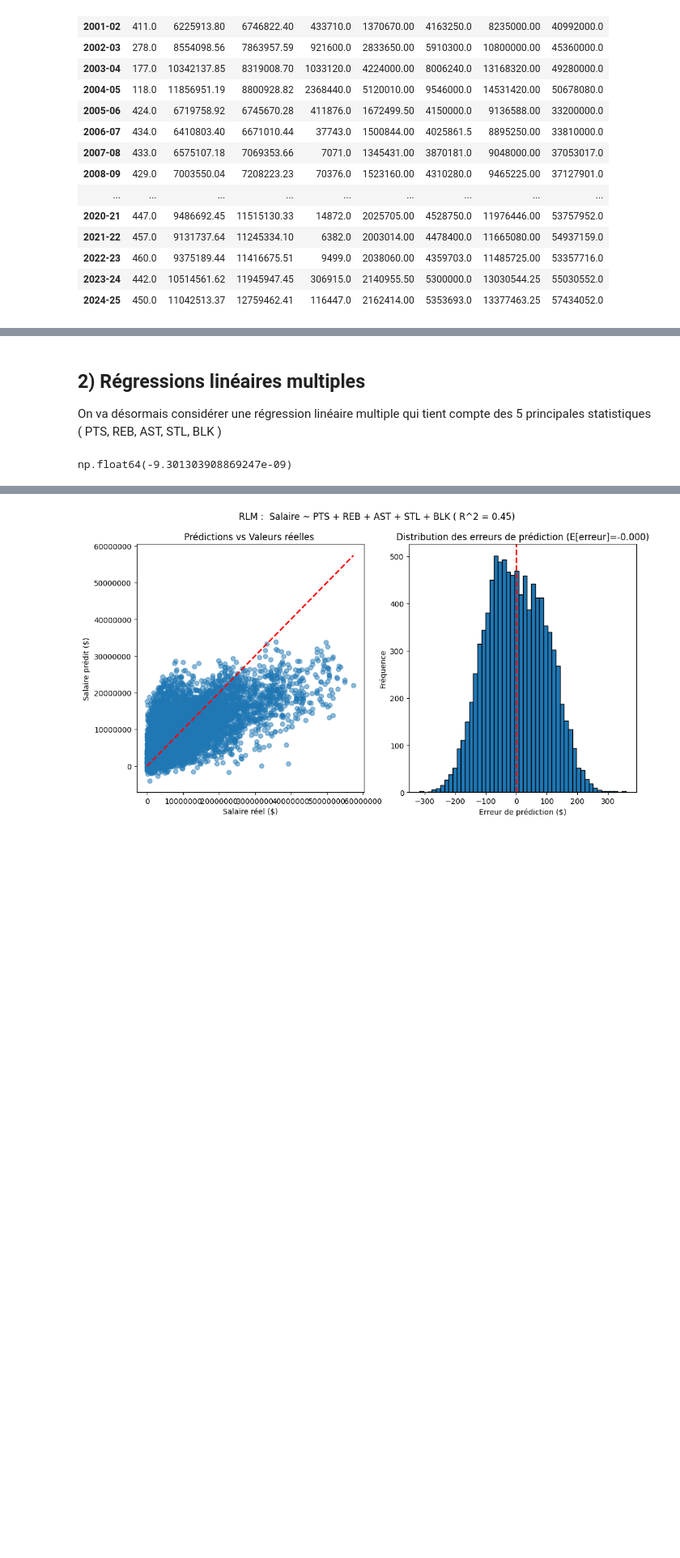
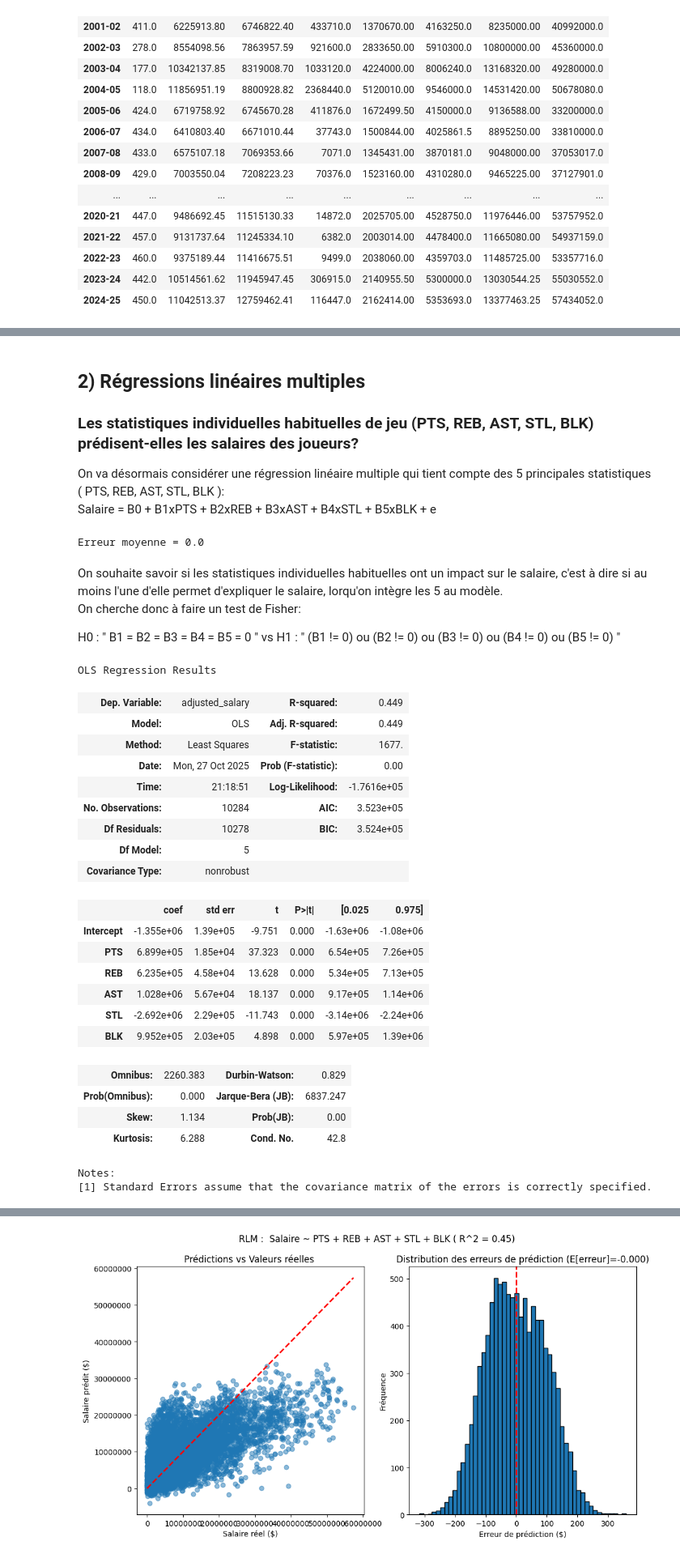
Before and after one commit to ElliotLunati/NBA_stats, a Jupyter notebook: code_gianni.ipynb, the cells around one changed output, grey strips where cells are left out. Shown at 81% size. Drawn from its saved outputs; the diff is of its cells as text; code cells hidden in the pictures; blank space fills up the shorter version.

```diff
--- a/code_gianni.ipynb
+++ b/code_gianni.ipynb
@@ -444,11 +557,43 @@ De manière générale, les régressions linéaires simples seront insufsisantes
 # %% [markdown]
 ## 2) Régressions linéaires multiples
-
-On va désormais considérer une régression linéaire multiple qui tient compte des 5 principales statistiques ( PTS, REB, AST, STL, BLK )
+### Les statistiques individuelles habituelles de jeu (PTS, REB, AST, STL, BLK) prédisent-elles les salaires des joueurs?
+On va désormais considérer une régression linéaire multiple qui tient compte des 5 principales statistiques ( PTS, REB, AST, STL, BLK ):
+          Salaire = B0 + B1xPTS + B2xREB + B3xAST + B4xSTL + B5xBLK + e
 # %%
 reg5 = smf.ols('adjusted_salary ~ PTS + REB + AST + STL + BLK', data=df).fit()
 df['salary_predicted_5'] = reg5.predict(df[['PTS','REB','AST','STL','BLK']])
 
-reg5.resid.mean() # On a un estimateur sans biais
+print(f"Erreur moyenne = {(reg5.resid.mean()).round(5)}") # On a un estimateur sans biais
 # %% [output]
-np.float64(-9.301303908869247e-09)
+Erreur moyenne = 0.0
+# %% [markdown]
+On souhaite savoir si les statistiques individuelles habituelles ont un impact sur le salaire, c'est à dire si au moins l'une d'elle permet d'expliquer le salaire, lorqu'on intègre les 5 au modèle.
+On cherche donc à faire un test de Fisher:
+
+H0 : " B1 = B2 = B3 = B4 = B5 = 0 "   vs    H1 : " (B1 != 0) ou (B2 != 0) ou (B3 != 0) ou (B4 != 0) ou (B5 != 0) "
+# %%
+reg5.summary()
+# %% [output]
+OLS Regression Results
+| Dep. Variable: | adjusted_salary | R-squared: | 0.449 |
+| Model: | OLS | Adj. R-squared: | 0.449 |
+| Method: | Least Squares | F-statistic: | 1677. |
+| Date: | Mon, 27 Oct 2025 | Prob (F-statistic): | 0.00 |
+| Time: | 21:18:51 | Log-Likelihood: | -1.7616e+05 |
+| No. Observations: | 10284 | AIC: | 3.523e+05 |
+| Df Residuals: | 10278 | BIC: | 3.524e+05 |
+| Df Model: | 5 |  |  |
+| Covariance Type: | nonrobust |  |  |
+|  | coef | std err | t | P>|t| | [0.025 | 0.975] |
+| Intercept | -1.355e+06 | 1.39e+05 | -9.751 | 0.000 | -1.63e+06 | -1.08e+06 |
+| PTS | 6.899e+05 | 1.85e+04 | 37.323 | 0.000 | 6.54e+05 | 7.26e+05 |
+| REB | 6.235e+05 | 4.58e+04 | 13.628 | 0.000 | 5.34e+05 | 7.13e+05 |
+| AST | 1.028e+06 | 5.67e+04 | 18.137 | 0.000 | 9.17e+05 | 1.14e+06 |
+| STL | -2.692e+06 | 2.29e+05 | -11.743 | 0.000 | -3.14e+06 | -2.24e+06 |
+| BLK | 9.952e+05 | 2.03e+05 | 4.898 | 0.000 | 5.97e+05 | 1.39e+06 |
+| Omnibus: | 2260.383 | Durbin-Watson: | 0.829 |
+| Prob(Omnibus): | 0.000 | Jarque-Bera (JB): | 6837.247 |
+| Skew: | 1.134 | Prob(JB): | 0.00 |
+| Kurtosis: | 6.288 | Cond. No. | 42.8 |
+Notes:
+[1] Standard Errors assume that the covariance matrix of the errors is correctly specified.
```
Also changed, not shown: parts of 32 cells of this notebook.
